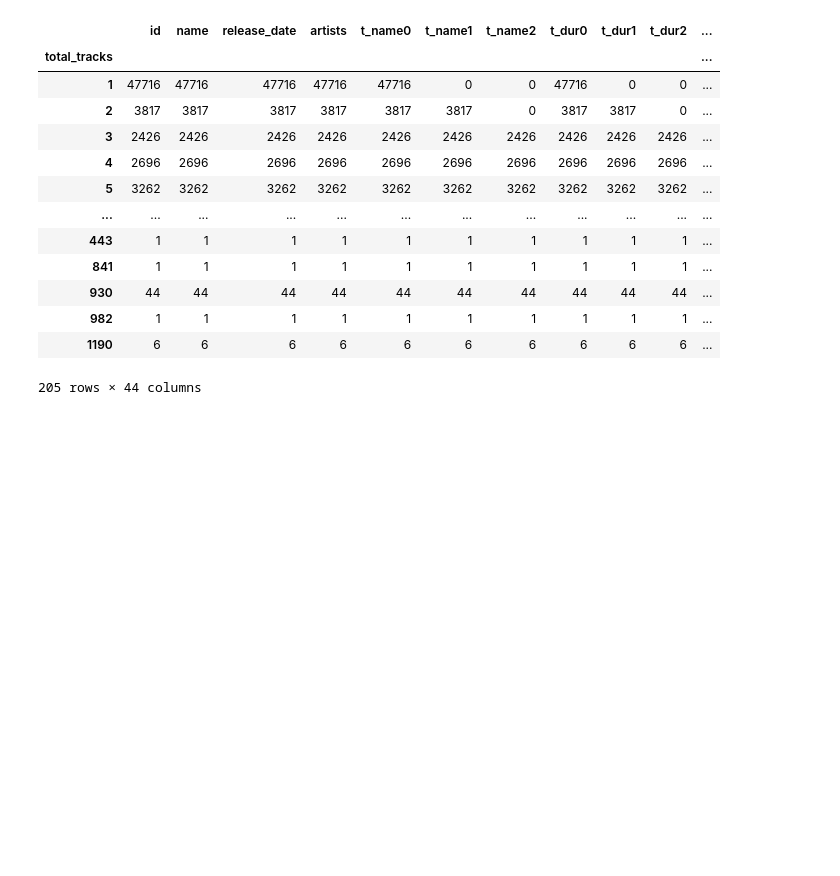
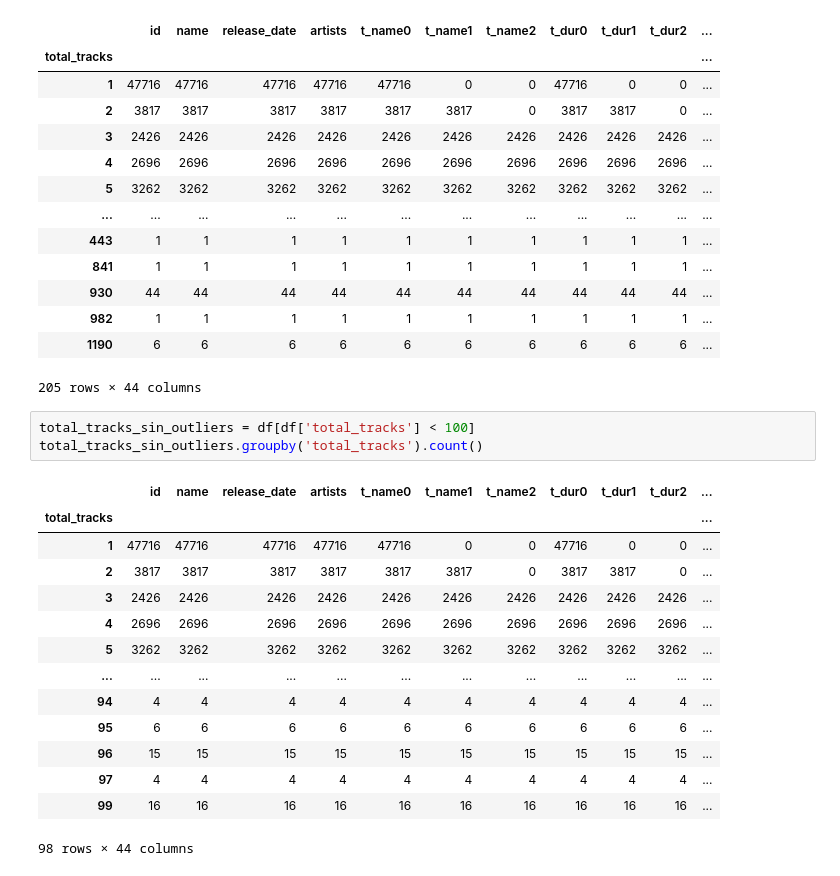
Before and after one commit to santy-gegenschatz/Entregables-Coder-Data-Science, a Jupyter notebook: Entregable8/analisis-univariado-gegenschatz.ipynb, the cells around one changed output. Drawn from its saved outputs; the diff is of its cells as text; blank space fills up the shorter version.

```diff
--- a/Entregable8/analisis-univariado-gegenschatz.ipynb
+++ b/Entregable8/analisis-univariado-gegenschatz.ipynb
@@ -107,3 +132,21 @@ df.groupby('total_tracks').count()
 | 982 | 1 | 1 | 1 | 1 | 1 | 1 | 1 | 1 | 1 | 1 | ... |
 | 1190 | 6 | 6 | 6 | 6 | 6 | 6 | 6 | 6 | 6 | 6 | ... |
 205 rows × 44 columns
+# %%
+total_tracks_sin_outliers = df[df['total_tracks'] < 100]
+total_tracks_sin_outliers.groupby('total_tracks').count()
+# %% [output]
+|  | id | name | release_date | artists | t_name0 | t_name1 | t_name2 | t_dur0 | t_dur1 | t_dur2 | ... |
+| total_tracks |  |  |  |  |  |  |  |  |  |  | ... |
+| 1 | 47716 | 47716 | 47716 | 47716 | 47716 | 0 | 0 | 47716 | 0 | 0 | ... |
+| 2 | 3817 | 3817 | 3817 | 3817 | 3817 | 3817 | 0 | 3817 | 3817 | 0 | ... |
+| 3 | 2426 | 2426 | 2426 | 2426 | 2426 | 2426 | 2426 | 2426 | 2426 | 2426 | ... |
+| 4 | 2696 | 2696 | 2696 | 2696 | 2696 | 2696 | 2696 | 2696 | 2696 | 2696 | ... |
+| 5 | 3262 | 3262 | 3262 | 3262 | 3262 | 3262 | 3262 | 3262 | 3262 | 3262 | ... |
+| ... | ... | ... | ... | ... | ... | ... | ... | ... | ... | ... | ... |
+| 94 | 4 | 4 | 4 | 4 | 4 | 4 | 4 | 4 | 4 | 4 | ... |
+| 95 | 6 | 6 | 6 | 6 | 6 | 6 | 6 | 6 | 6 | 6 | ... |
+| 96 | 15 | 15 | 15 | 15 | 15 | 15 | 15 | 15 | 15 | 15 | ... |
+| 97 | 4 | 4 | 4 | 4 | 4 | 4 | 4 | 4 | 4 | 4 | ... |
+| 99 | 16 | 16 | 16 | 16 | 16 | 16 | 16 | 16 | 16 | 16 | ... |
+98 rows × 44 columns
```
Also changed, not shown: parts of 12 cells of this notebook.
